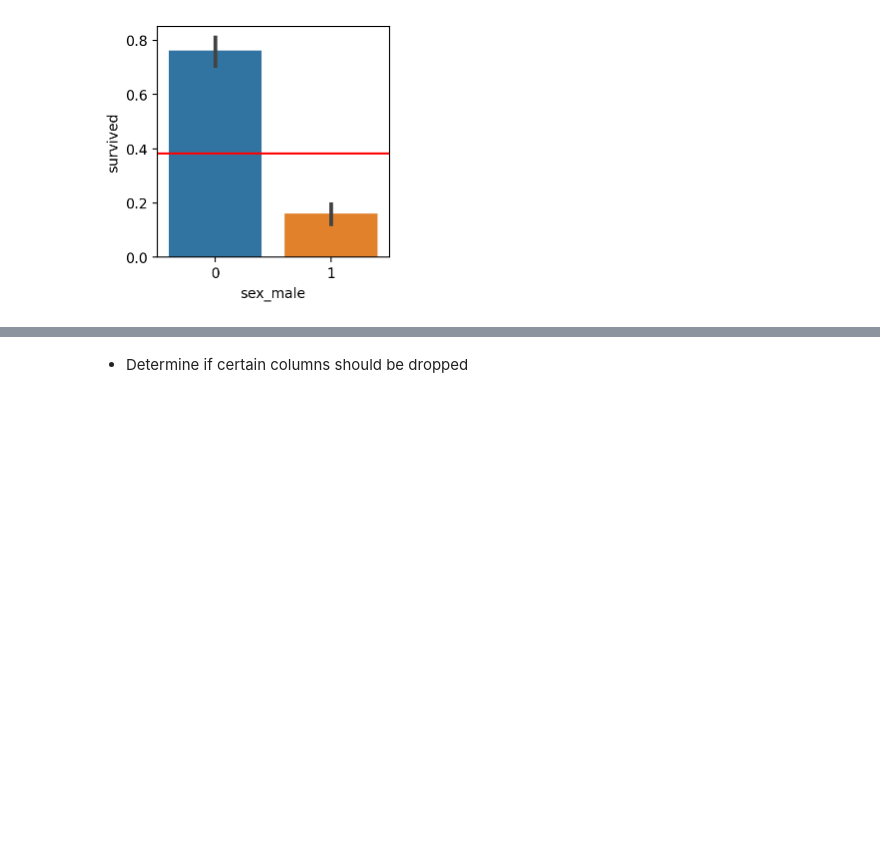
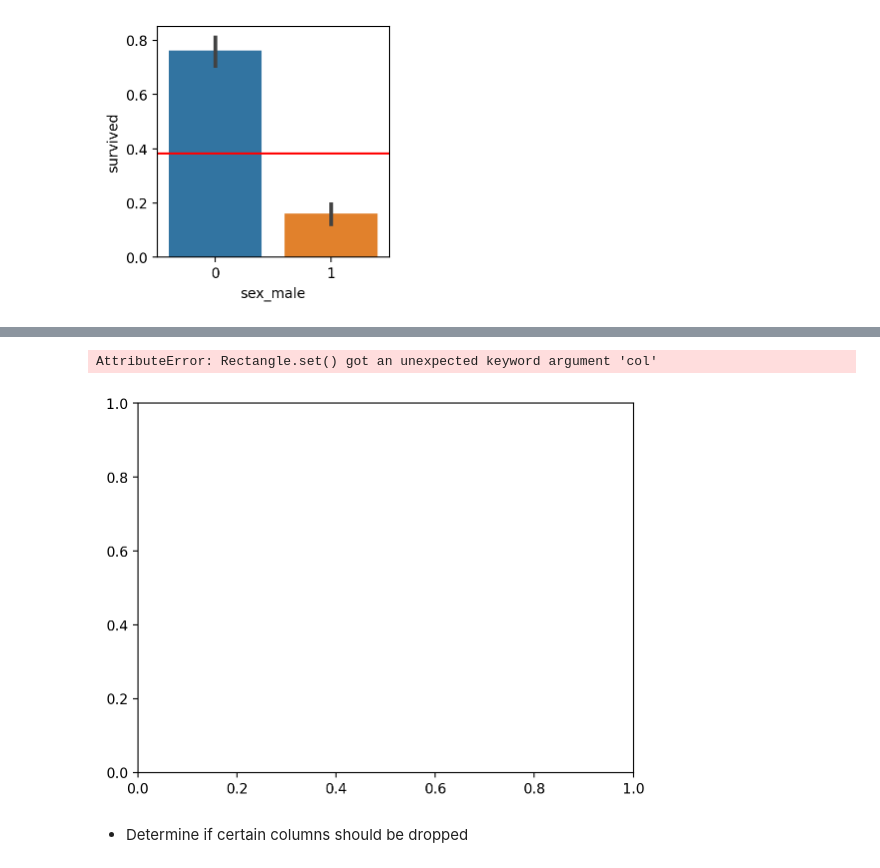
Before and after one commit to martin-reyes/5_classification-exercises, a Jupyter notebook: classification_exercises.ipynb, the cells around one changed output, grey strips where cells are left out. Saved outputs shown, nothing was run; the diff lists cells and outputs as text; code cells hidden in the pictures; blank space fills up the shorter version.

```diff
--- a/classification_exercises.ipynb
+++ b/classification_exercises.ipynb
@@ -985,3 +1011,8 @@ Name: survived, dtype: float64
+# %%
+sns.barplot(x=col, y=target, hue='class', col='alone', data=df, estimator='mean')
+# %% [output]
+AttributeError: Rectangle.set() got an unexpected keyword argument 'col'
+[figure, added]
 # %%
 # mask = np.zeros_like(train_titanic.corr(numeric_only=True))
 # mask[np.triu_indices_from(mask)] = True
```
Also changed, not shown: parts of 12 cells of this notebook, 4 other files.
